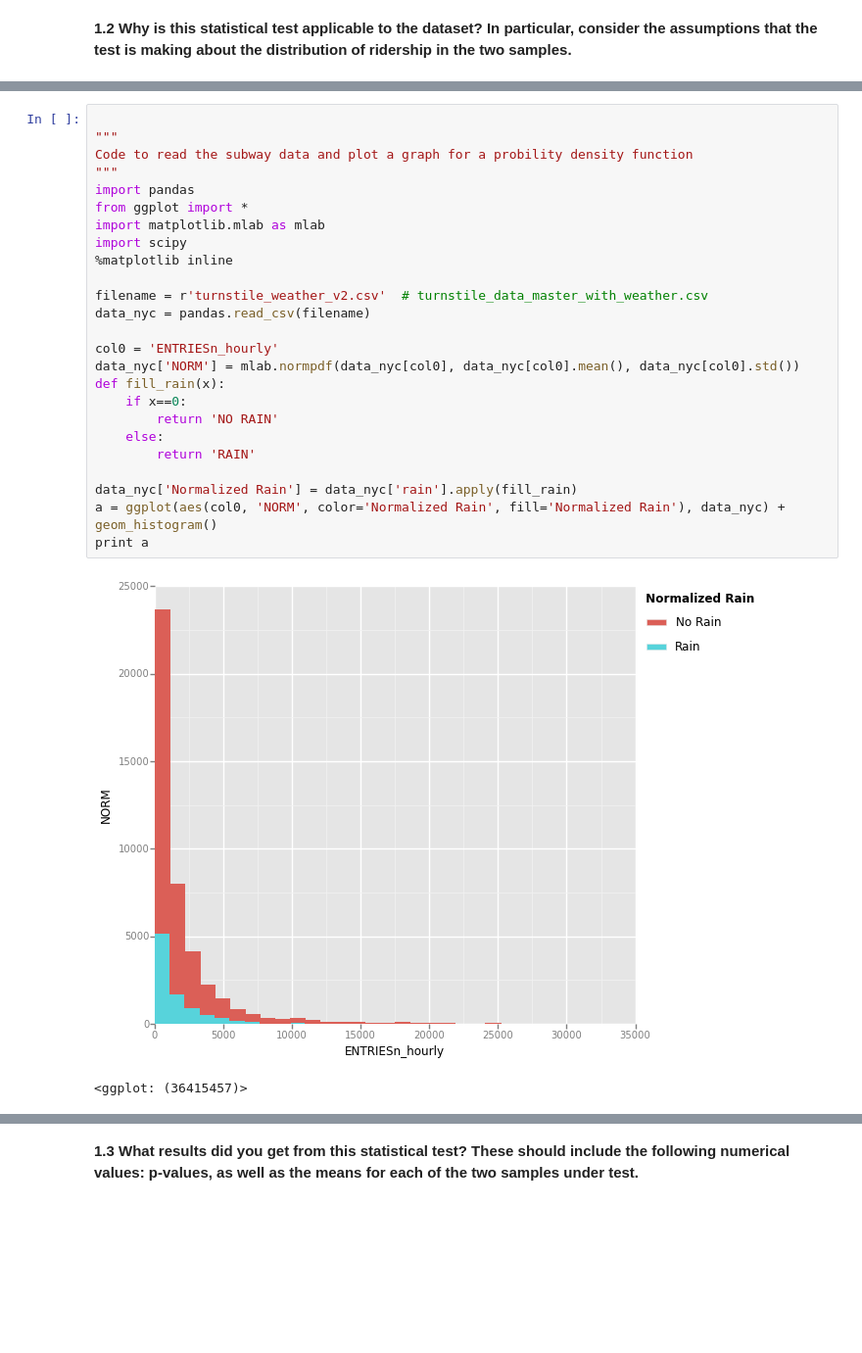
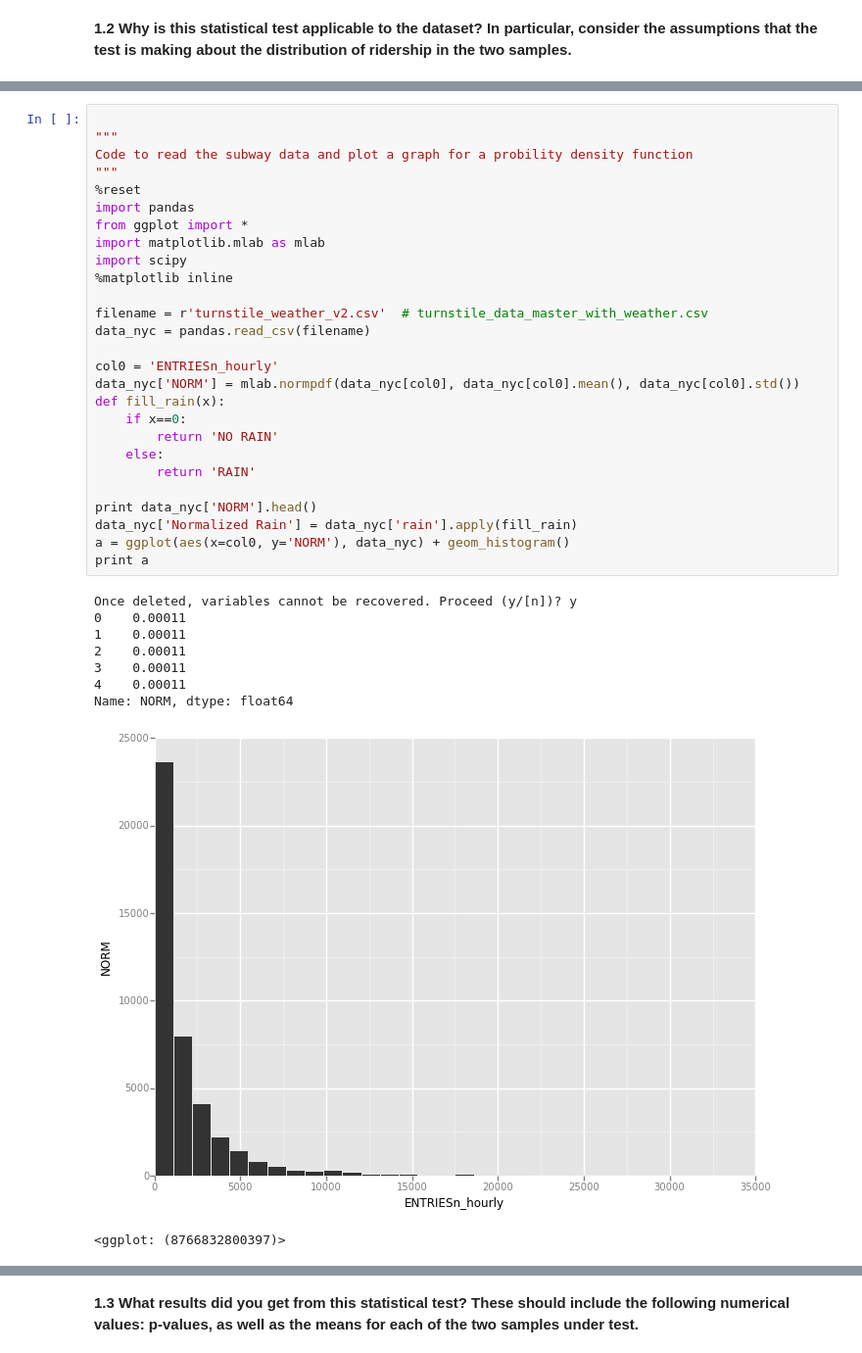
Before and after one commit to inderpreetb/project1-AnalysisOfSubwayData, a Jupyter notebook: assignment.ipynb, the cells around one changed output, grey strips where cells are left out. Shown at 98% size. Saved outputs shown, nothing was run; the diff lists cells and outputs as text; blank space fills up the shorter version.

```diff
--- a/assignment.ipynb
+++ b/assignment.ipynb
@@ -31,28 +41,37 @@ The p-critical value (p) <0.05
 # %%
 
 """
 Code to read the subway data and plot a graph for a probility density function
 """
+%reset
 import pandas
 from ggplot import *
 import matplotlib.mlab as mlab
 import scipy
 %matplotlib inline
 
 filename = r'turnstile_weather_v2.csv'  # turnstile_data_master_with_weather.csv
 data_nyc = pandas.read_csv(filename)
 
 col0 = 'ENTRIESn_hourly'
 data_nyc['NORM'] = mlab.normpdf(data_nyc[col0], data_nyc[col0].mean(), data_nyc[col0].std())
 def fill_rain(x):
     if x==0:
         return 'NO RAIN'
     else:
         return 'RAIN'
 
+print data_nyc['NORM'].head()
 data_nyc['Normalized Rain'] = data_nyc['rain'].apply(fill_rain)
-a = ggplot(aes(col0, 'NORM', color='Normalized Rain', fill='Normalized Rain'), data_nyc) + geom_histogram()
+a = ggplot(aes(x=col0, y='NORM'), data_nyc) + geom_histogram()
 print a
 # %% [output]
+Once deleted, variables cannot be recovered. Proceed (y/[n])? y
+0    0.00011
+1    0.00011
+2    0.00011
+3    0.00011
+4    0.00011
+Name: NORM, dtype: float64
-[figure, old version]
+[figure, new version]
-<ggplot: (36415457)>
+<ggplot: (8766832800397)>
```
Also changed, not shown: parts of 31 cells of this notebook.
